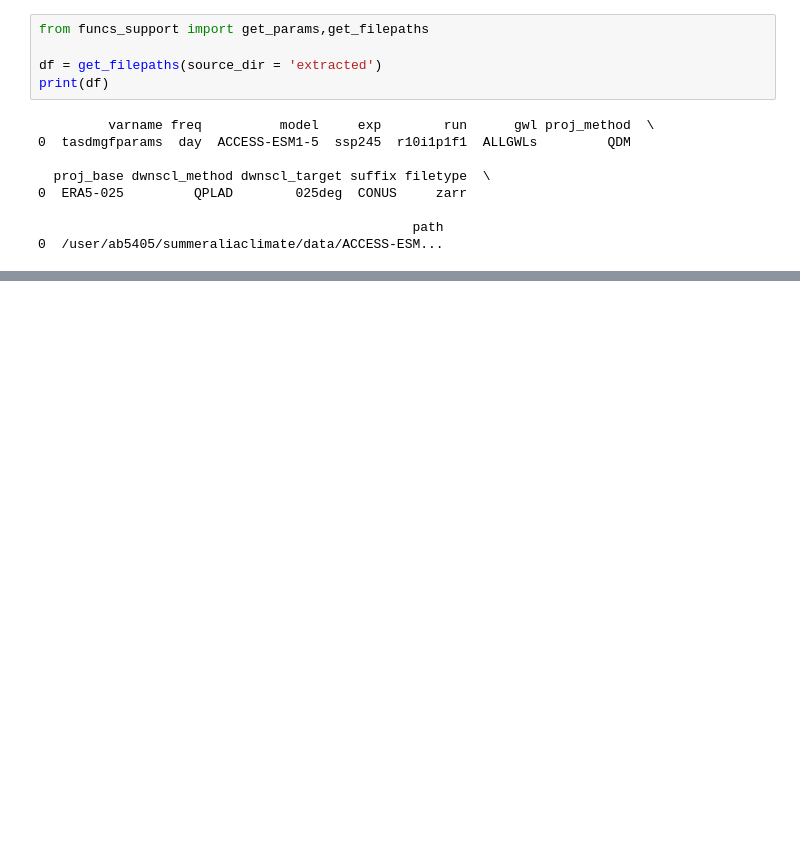
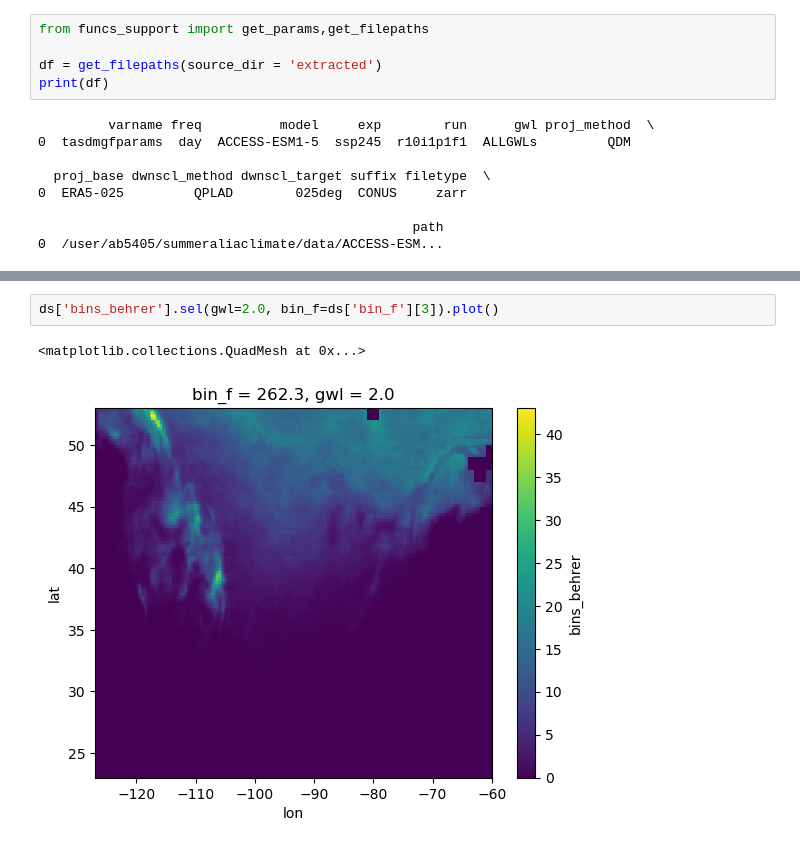
Before and after one commit to econwiz/summeraliaclimate, a Jupyter notebook: code/Exploring.ipynb, the cells around one changed output, grey strips where cells are left out. Cells and saved outputs as stored; diff of their text form; blank space fills up the shorter version.

Commit message:
Add updated Exploring.ipynb w weighted plots

```diff
--- a/code/Exploring.ipynb
+++ b/code/Exploring.ipynb
@@ -85,3 +81,8 @@ plt.colorbar(pc, ax=ax, label='Δ Days')
 plt.show()
 # %% [output]
 [figure]
+# %%
+ds['bins_behrer'].sel(gwl=2.0, bin_f=ds['bin_f'][3]).plot()
+# %% [output]
+<matplotlib.collections.QuadMesh at 0x...>
+[figure, added]
```
Also changed, not shown: parts of 6 cells of this notebook.
